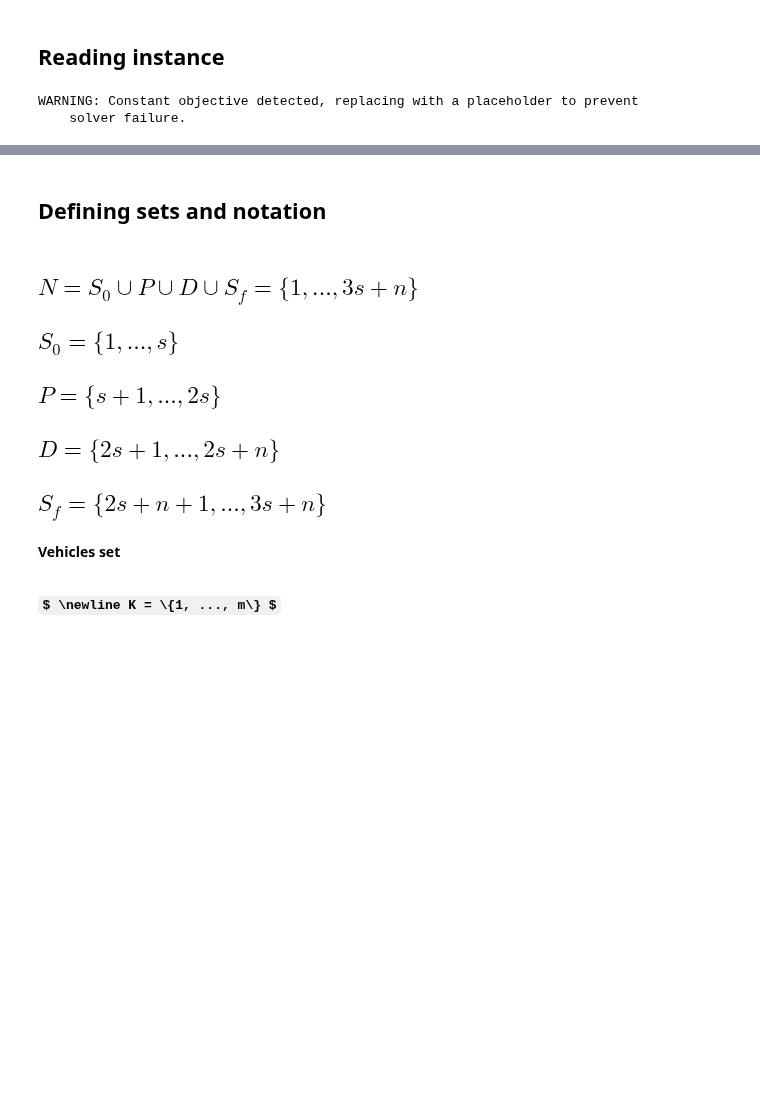
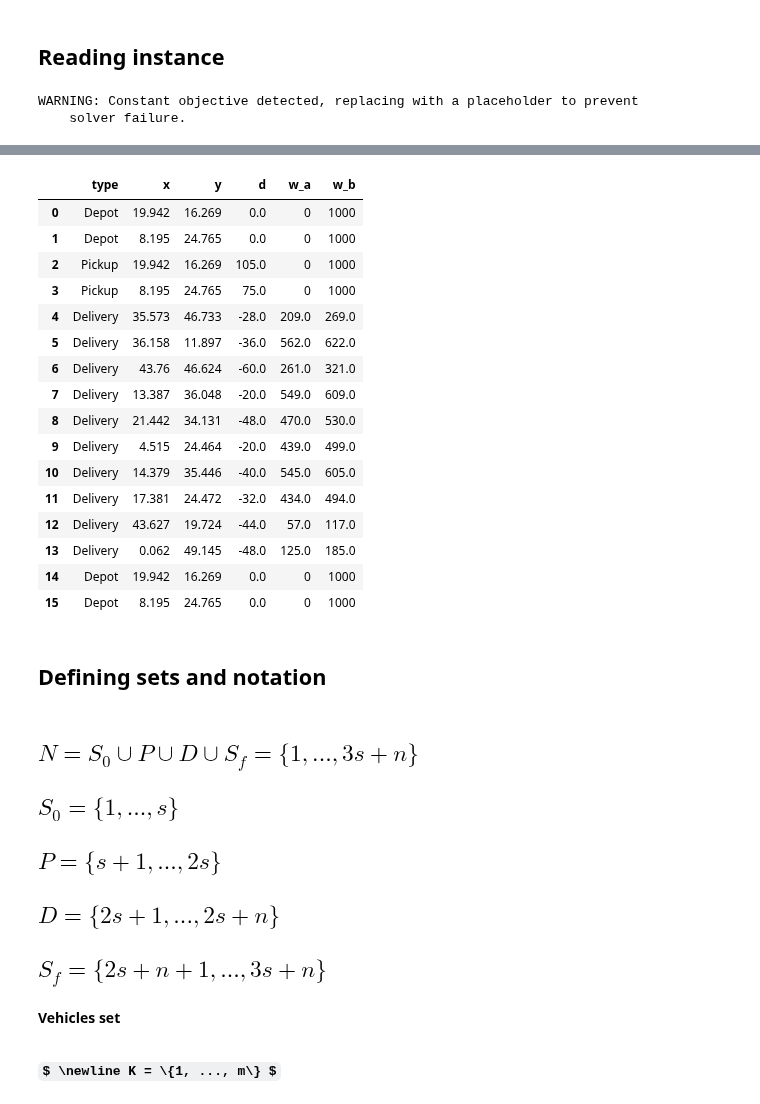
Before and after one commit to dudubecker/BEPE, a Jupyter notebook: SDMDPDPTW - Implementation.ipynb, the cells around one changed output, grey strips where cells are left out. Drawn from its saved outputs; the diff is of its cells as text; code cells hidden in the pictures; some formulas as TeX source; blank space fills up the shorter version.

```diff
--- a/SDMDPDPTW - Implementation.ipynb
+++ b/SDMDPDPTW - Implementation.ipynb
@@ -52,5 +66,25 @@ df_instance['d'] = [demand*pickup_factor if (demand > 0) else demand*delivery_fa
 # Appending back depot nodes at the end
 df_instance = df_instance.append(df_instance[df_instance['type'] == 'Depot']).reset_index(drop=True)
+# %%
+df_instance
+# %% [output]
+|  | type | x | y | d | w_a | w_b |
+| 0 | Depot | 19.942 | 16.269 | 0.0 | 0 | 1000 |
+| 1 | Depot | 8.195 | 24.765 | 0.0 | 0 | 1000 |
+| 2 | Pickup | 19.942 | 16.269 | 105.0 | 0 | 1000 |
+| 3 | Pickup | 8.195 | 24.765 | 75.0 | 0 | 1000 |
+| 4 | Delivery | 35.573 | 46.733 | -28.0 | 209.0 | 269.0 |
+| 5 | Delivery | 36.158 | 11.897 | -36.0 | 562.0 | 622.0 |
+| 6 | Delivery | 43.76 | 46.624 | -60.0 | 261.0 | 321.0 |
+| 7 | Delivery | 13.387 | 36.048 | -20.0 | 549.0 | 609.0 |
+| 8 | Delivery | 21.442 | 34.131 | -48.0 | 470.0 | 530.0 |
+| 9 | Delivery | 4.515 | 24.464 | -20.0 | 439.0 | 499.0 |
+| 10 | Delivery | 14.379 | 35.446 | -40.0 | 545.0 | 605.0 |
+| 11 | Delivery | 17.381 | 24.472 | -32.0 | 434.0 | 494.0 |
+| 12 | Delivery | 43.627 | 19.724 | -44.0 | 57.0 | 117.0 |
+| 13 | Delivery | 0.062 | 49.145 | -48.0 | 125.0 | 185.0 |
+| 14 | Depot | 19.942 | 16.269 | 0.0 | 0 | 1000 |
+| 15 | Depot | 8.195 | 24.765 | 0.0 | 0 | 1000 |
 # %%
 # Distances
 c = [[0 for i in range(len(df_instance))] for j in range(len(df_instance))]
```
Also changed, not shown: parts of 4 cells of this notebook, 2 other files.
